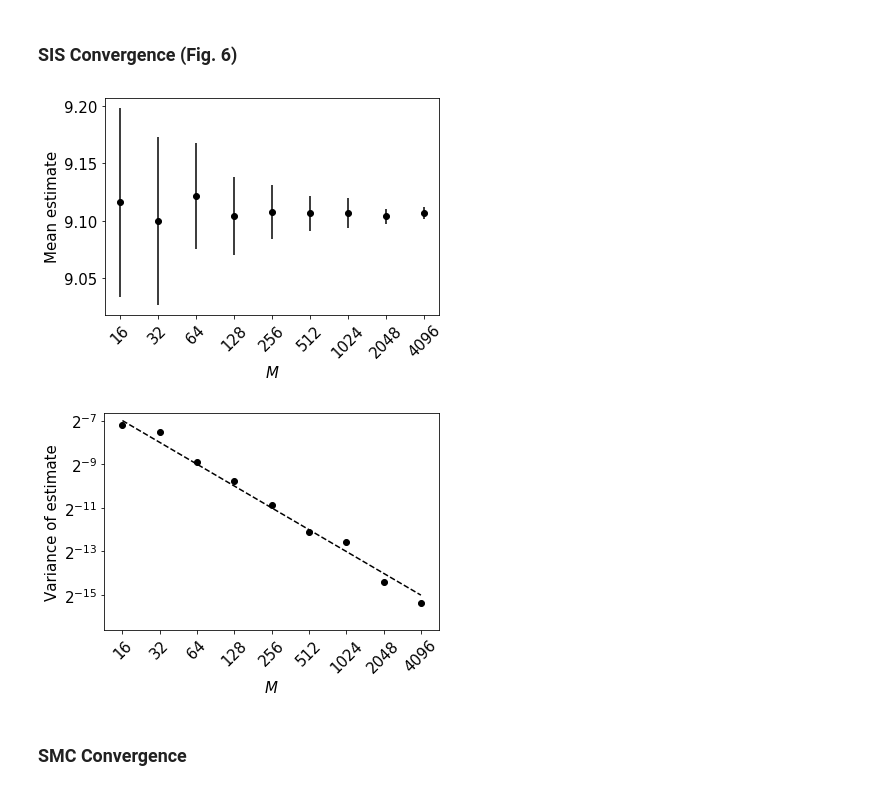
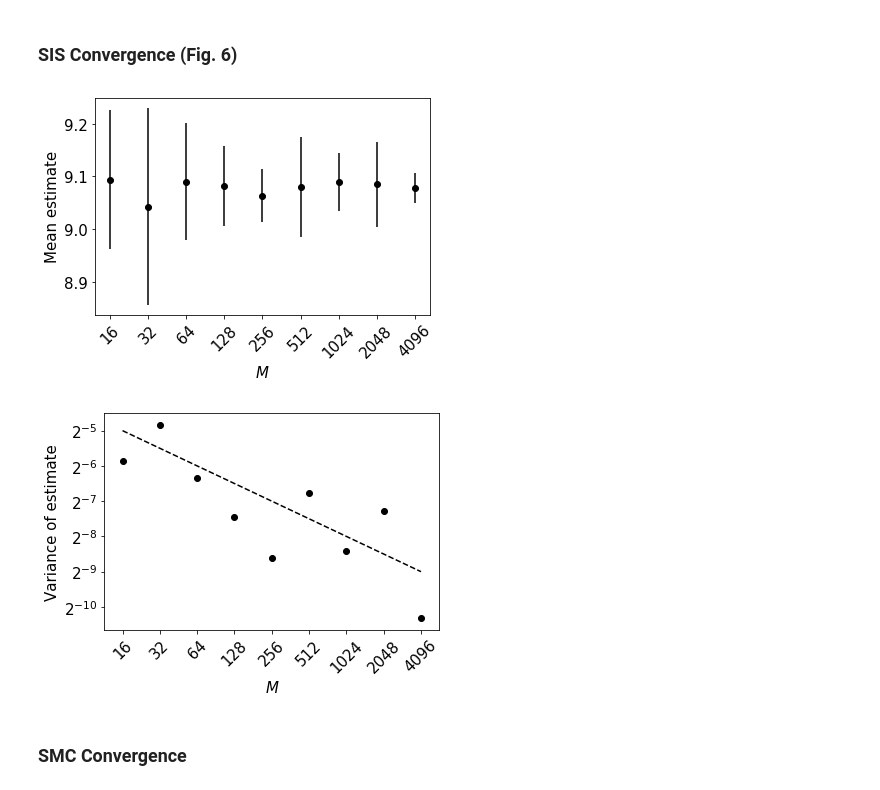
Before and after one commit to BayesianLearning/PenduSMC, a Jupyter notebook: plots/Plots.ipynb, the cells around one changed output. Drawn from its saved outputs; the diff is of its cells as text; code cells hidden in the pictures.

Commit message:
Update notebooks and code to use SIS w/o MH corrections

```diff
--- a/plots/Plots.ipynb
+++ b/plots/Plots.ipynb
@@ -74,7 +74,7 @@ for n in range(1,observations.size+1):
     importance_potential = lambda x: vloglikelihood(x, n-1)
     target_potential = lambda x: vloglikelihood(x, n)
 
-    approximation_sis.sis_update(importance_potential, target_potential, gaussian_proposal, correction_steps=5)
+    approximation_sis.reweight(importance_potential, target_potential)
     ess_evolution_sis[n] = approximation_sis.effective_sample_size()
 # %%
 plt.xlabel("Number of data points observed")
@@ -124,7 +124,7 @@ for n,N in enumerate(Ns):
         pa = ParticleApproximation.load('benchmark/smc/approx_%d_%d_10.npz' % (2**N,i+1), prior)
         means_smc[n,i] = pa.integrate(lambda x: x)
 
-        pa = ParticleApproximation.load('benchmark/sis/approx_%d_%d_10.npz' % (2**N,i+1), prior)
+        pa = ParticleApproximation.load('benchmark/sis/approx_%d_%d.npz' % (2**N,i+1), prior)
         means_sis[n,i] = pa.integrate(lambda x: x)
 # %% [markdown]
 ### SIS Convergence (Fig. 6)
@@ -134,23 +134,22 @@ plt.ylabel("Mean estimate")
 plt.xticks(Ns, np.power(2, Ns), rotation=45)
 plt.errorbar(Ns, np.mean(means_sis, axis=1), yerr=np.std(means_sis, axis=1), fmt="o", c="black");
 # %% [output]
-[figure, old version]
+[figure, new version]
 # %%
 fig = plt.figure()
 ax = plt.gca()
 
 plt.xlabel("$M$")
 plt.ylabel("Variance of estimate")
-plt.plot(np.power(2,Ns), np.power(2.0,-3 - np.array(Ns)), c="black", linestyle="--")
+plt.plot(np.power(2,Ns), np.power(2.0, -3 -0.5*np.array(Ns)), c="black", linestyle="--")
 
 ax.set_yscale('log', basey=2)
 ax.set_xscale('log', basex=2)
-plt.ylim(1e-05, 0.01)
 
 plt.scatter(np.power(2,Ns), np.var(means_sis, axis=1), c="black")
 plt.xticks(np.power(2, Ns), np.power(2, Ns), rotation=45);
 # %% [output]
-[figure, old version]
+[figure, new version]
 # %% [markdown]
 ### SMC Convergence
 # %%
```
Also changed, not shown: parts of 1 cell of this notebook, 3 other files.
